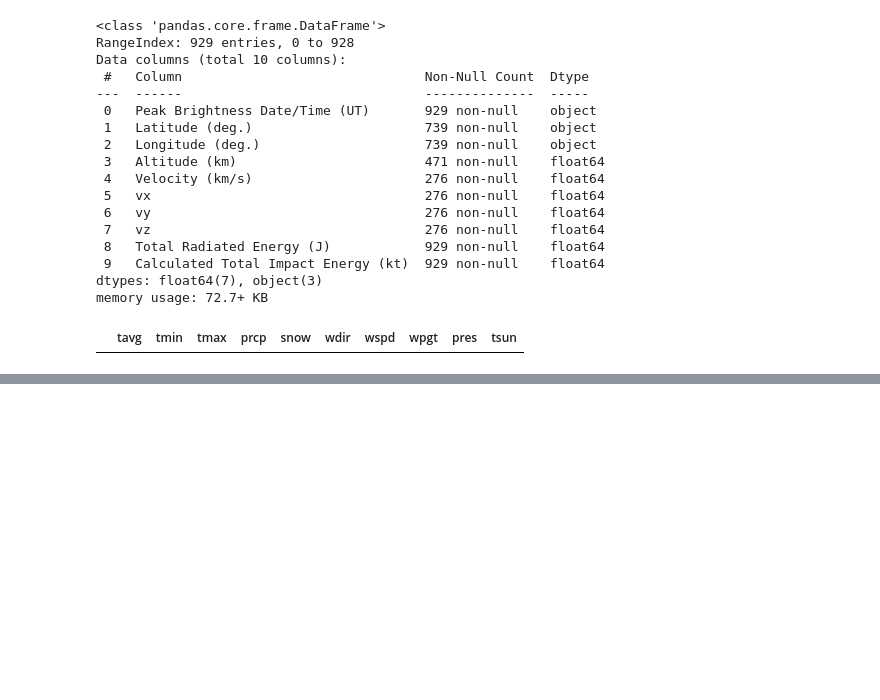
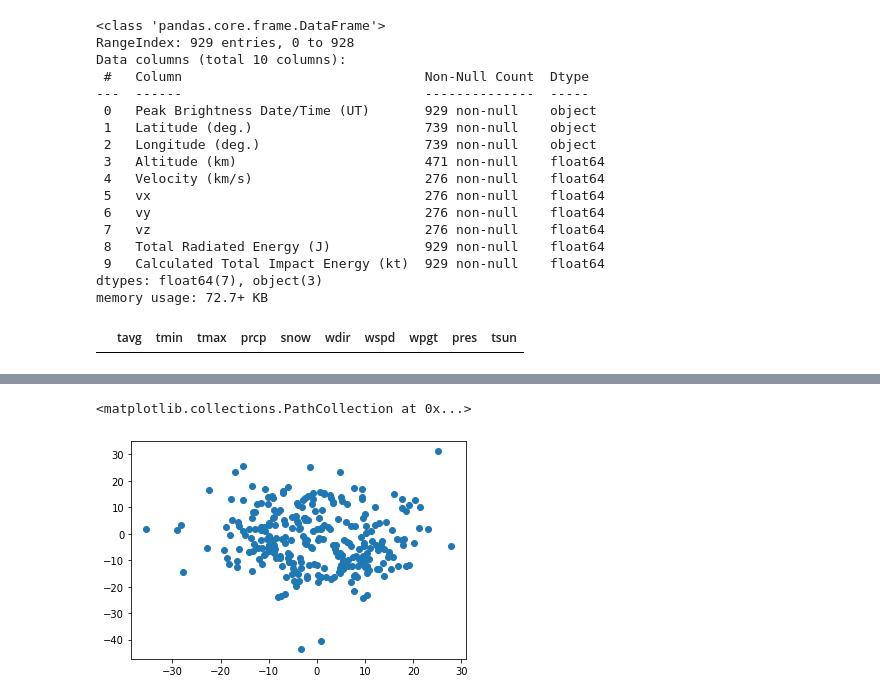
Before and after one commit to FireBall-CAPSTONE/FireBuddyAnalysis, a Jupyter notebook: fireballs.ipynb, the cells around one changed output, grey strips where cells are left out. Cells and saved outputs as stored; diff of their text form; code cells hidden in the pictures; blank space fills up the shorter version.

```diff
--- a/fireballs.ipynb
+++ b/fireballs.ipynb
@@ -100,0 +170,5 @@ memory usage: 159.8+ KB
+# %%
+plt.scatter(df['vx'], df['vy'])
+# %% [output]
+<matplotlib.collections.PathCollection at 0x...>
+[figure, added]
```
Also changed, not shown: parts of 15 cells of this notebook, 1 other file.
